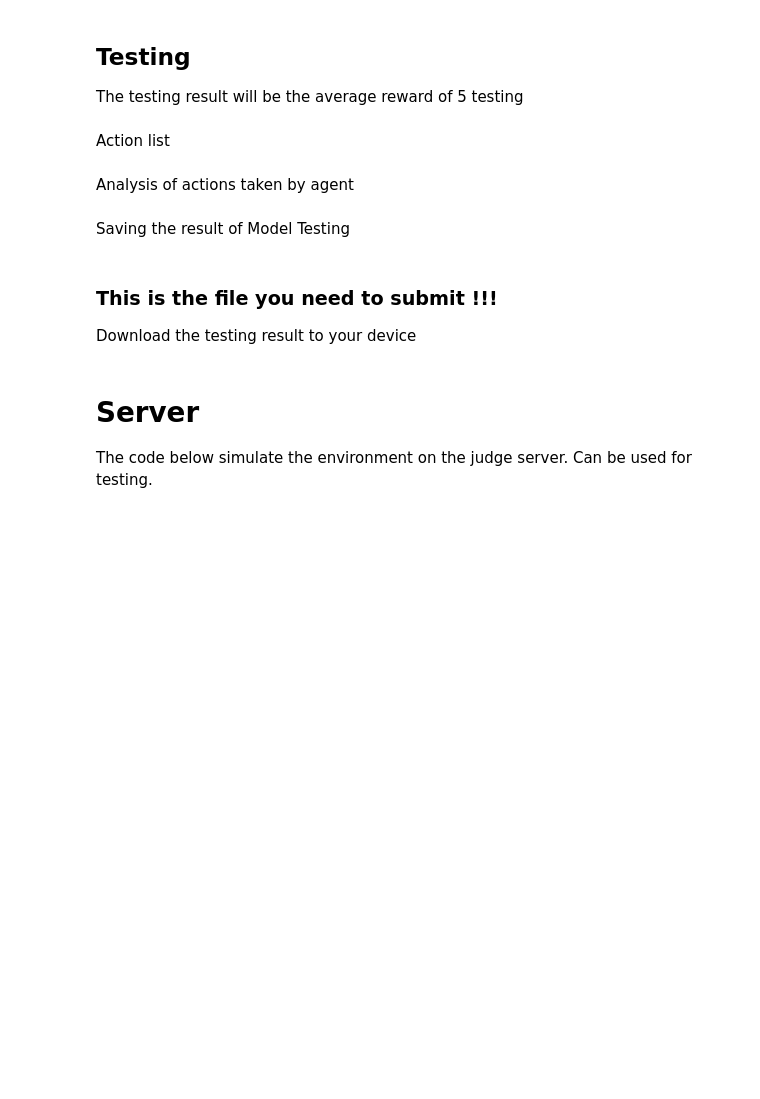
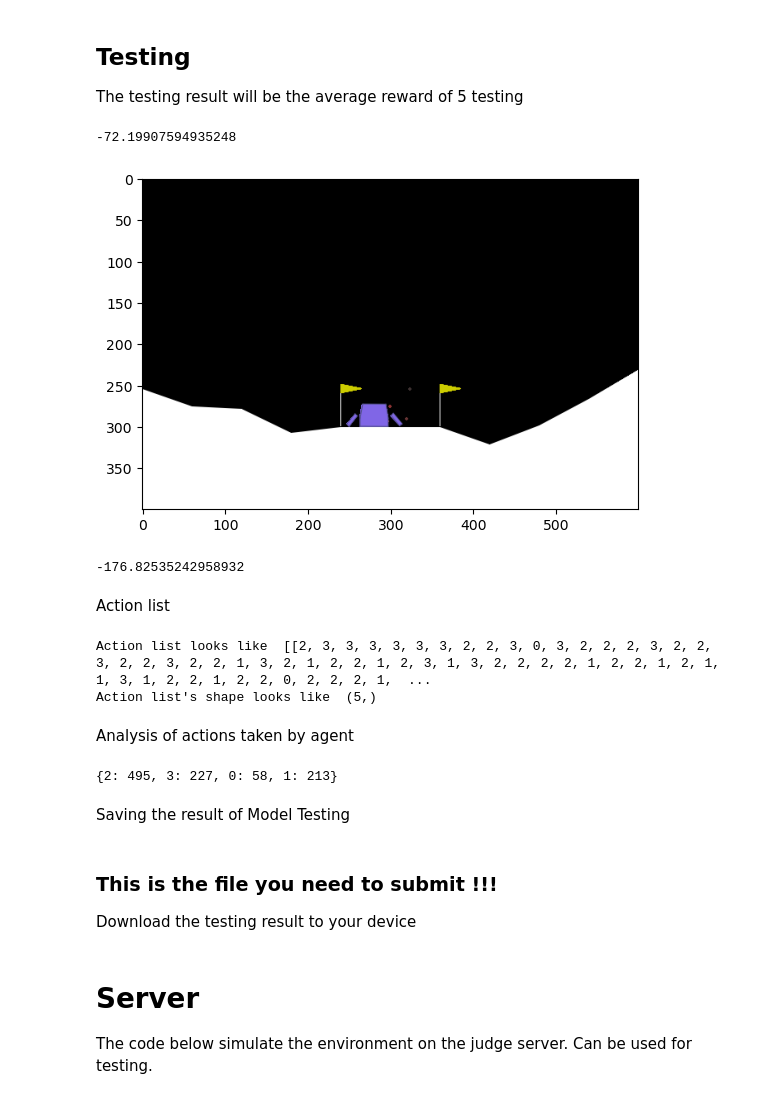
Before and after one commit to ziyi-git/NTU, a Jupyter notebook: ML2023_hw12_reinforcement_learning.ipynb, the cells around one changed output. Drawn from its saved outputs; the diff is of its cells as text; code cells hidden in the pictures; blank space fills up the shorter version.

```diff
--- a/ML2023_hw12_reinforcement_learning.ipynb
+++ b/ML2023_hw12_reinforcement_learning.ipynb
@@ -188,8 +188,9 @@ while not done:
 Now, we can build a simple policy network. The network will return one of action in the action space.
 # %%
 class PolicyGradientNetwork(nn.Module):
+
     def __init__(self):
-        super.__init__()
+        super().__init__()
         self.fc1 = nn.Linear(8, 16)
         self.fc2 = nn.Linear(16, 16)
         self.fc3 = nn.Linear(16, 4)
@@ -197,7 +198,7 @@ class PolicyGradientNetwork(nn.Module):
     def forward(self, state):
         hid = torch.tanh(self.fc1(state))
         hid = torch.tanh(hid)  # 问题：hid没有经过self.fc2，是否笔误
-        return F.softmax(hid, dim=1)
+        return F.softmax(self.fc3(hid), dim=-1)
 # %% [markdown]
 Then, we need to build a simple agent. The agent will acts according to the output of the policy network above. There are a few things can be done by agent:
 - `learn()`：update the policy network from log probabilities and rewards.
@@ -222,7 +223,7 @@ class PolicyGradientAgent():
         self.optimizer.step()
 
     def sample(self, state):
-        action_prob = self.network(torhch.FloatTensor)
+        action_prob = self.network(torch.FloatTensor(state))
         action_dist = Categorical(action_prob)
         action = action_dist.sample()
         log_prob = action_dist.log_prob(action)
@@ -240,12 +241,12 @@ Through taking all the interactions between agent and environment as training da
 # %%
 agent.network.train()
 EPISODE_PER_BACTH = 5
-NUM_BATCH = 100  # 1个batch中5个episode，每个episode后更新1次
+NUM_BATCH = 100  # 1个batch中5个episode，每个batch后更新1次
 
 avg_total_rewards, avg_final_rewards = [], []
 
 prg_bar = tqdm(range(NUM_BATCH))
-for batch in prg_batch:
+for batch in prg_bar:
 
     log_probs, rewards = [], []
     total_rewards, final_rewards = [], []
@@ -279,7 +280,7 @@ for batch in prg_batch:
 
     avg_total_reward = sum(total_rewards) / len(total_rewards)
     avg_final_reward = sum(final_rewards) / len(final_rewards)
-    avg_total_rewards.append(avg_final_reward)
+    avg_total_rewards.append(avg_total_reward)
     avg_final_rewards.append(avg_final_reward)
     prg_bar.set_description(f"Total: {avg_total_reward: 4.1f}, Final: {avg_final_reward: 4.1f}")
 
@@ -309,40 +332,48 @@ The testing result will be the average reward of 5 testing
 # %%
 fix(env, seed)
 agent.network.eval()
 NUM_OF_TEST = 5
 test_total_reward = []
 action_list = []
 for i in range(NUM_OF_TEST):
     actions = []
     state = env.reset()
 
     img = plt.imshow(env.render(mode='rgb_array'))
 
     total_reward = 0
 
     done = False
     while not done:
         action, _ = agent.sample(state)
-        action_list.append(action)
+        actions.append(action)
         state, reward, done, _ = env.step(action)
 
         total_reward += reward
 
         img.set_data(env.render(mode='rgb_array'))
         display.display(plt.gcf())
         display.clear_output(wait=True)
 
     print(total_reward)
     test_total_reward.append(total_reward)
 
     action_list.append(actions) # save the result of testing
+# %% [output]
+-72.19907594935248
+[figure, added]
 # %%
 print(np.mean(test_total_reward))
+# %% [output]
+-176.82535242958932
 # %% [markdown]
 Action list
 # %%
 print("Action list looks like ", action_list)
 print("Action list's shape looks like ", np.shape(action_list))
+# %% [output]
+Action list looks like  [[2, 3, 3, 3, 3, 3, 3, 2, 2, 3, 0, 3, 2, 2, 2, 3, 2, 2, 3, 2, 2, 3, 2, 2, 1, 3, 2, 1, 2, 2, 1, 2, 3, 1, 3, 2, 2, 2, 2, 1, 2, 2, 1, 2, 1, 1, 3, 1, 2, 2, 1, 2, 2, 0, 2, 2, 2, 1,  ...
+Action list's shape looks like  (5,)
 # %% [markdown]
 Analysis of actions taken by agent
 # %%
@@ -354,6 +385,8 @@ for actions in action_list:
     else:
       distribution[action] += 1
 print(distribution)
+# %% [output]
+{2: 495, 3: 227, 0: 58, 1: 213}
 # %% [markdown]
 Saving the result of Model Testing
 # %%
```
Also changed, not shown: parts of 7 cells of this notebook.
